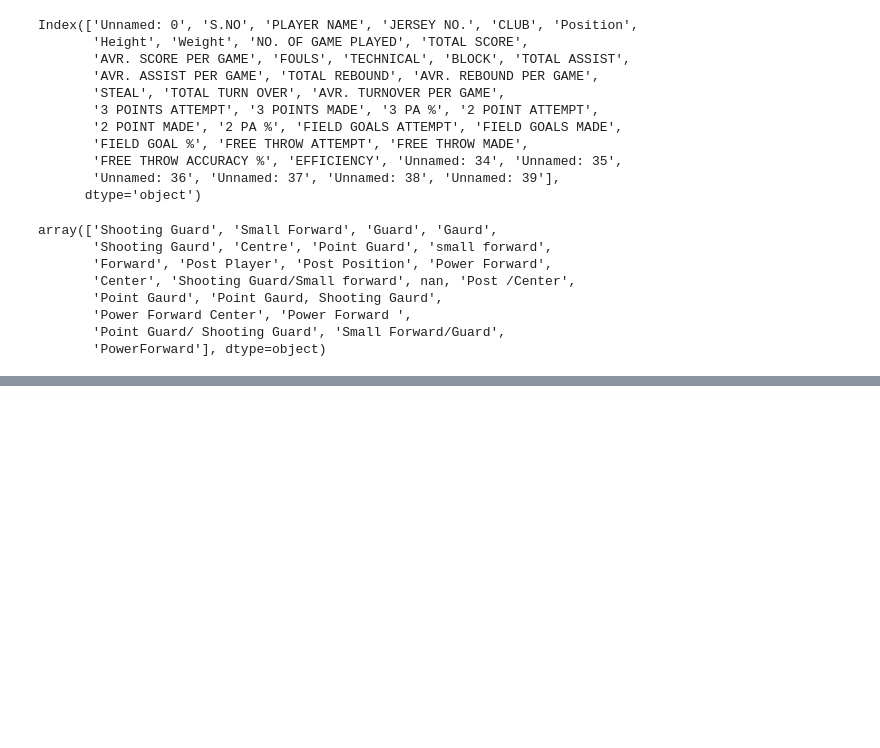
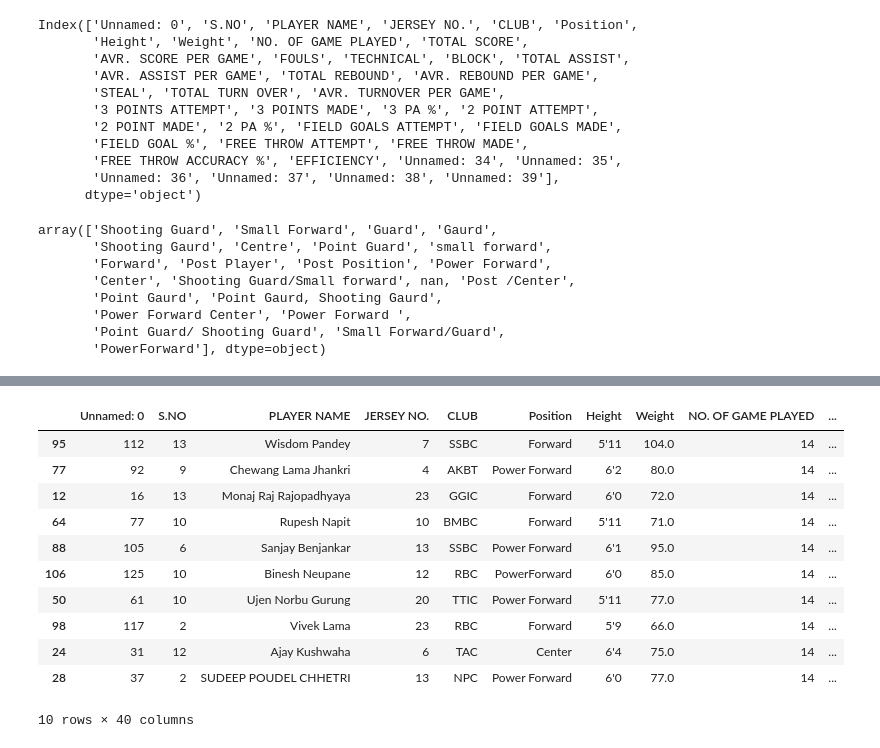
Before and after one commit to aviskarkc10/nepal-basketball-league, a Jupyter notebook: notebooks/Position based analysis.ipynb, the cells around one changed output, grey strips where cells are left out. Saved outputs shown, nothing was run; the diff lists cells and outputs as text; code cells hidden in the pictures; blank space fills up the shorter version.

```diff
--- a/notebooks/Position based analysis.ipynb
+++ b/notebooks/Position based analysis.ipynb
@@ -39,3 +39,13 @@ array(['Shooting Guard', 'Small Forward', 'Guard', 'Gaurd',
        'Power Forward Center', 'Power Forward ',
        'Point Guard/ Shooting Guard', 'Small Forward/Guard',
        'PowerForward'], dtype=object)
+# %%
+front_court = ['Centre',
+       'Forward', 'Post Player', 'Post Position', 'Power Forward',
+       'Center', 'Post /Center',
+       'Power Forward Center', 'Power Forward ',
+       'PowerForward']
+# %%
+front_court_players = df.loc[df['Position'].isin(front_court)]
+
+front_court_players.head()
@@ -41,0 +60,4 @@ array(['Shooting Guard', 'Small Forward', 'Guard', 'Gaurd',
+# %%
+front_court_players['3 PA %'].replace({'#DIV/0!': 0}, inplace=True)
+front_court_players['2 PA %'].replace({'#DIV/0!': 0}, inplace=True)
+front_court_players['FREE THROW ACCURACY %'].replace({'#DIV/0!': 0}, inplace=True)
@@ -41,0 +83,15 @@ array(['Shooting Guard', 'Small Forward', 'Guard', 'Gaurd',
+# %%
+front_court_players.sort_values(ascending=False, by=['3 POINTS ATTEMPT']).head(10)
+# %% [output]
+|  | Unnamed: 0 | S.NO | PLAYER NAME | JERSEY NO. | CLUB | Position | Height | Weight | NO. OF GAME PLAYED | ... |
+| 95 | 112 | 13 | Wisdom Pandey | 7 | SSBC | Forward | 5'11 | 104.0 | 14 | ... |
+| 77 | 92 | 9 | Chewang Lama Jhankri | 4 | AKBT | Power Forward | 6'2 | 80.0 | 14 | ... |
+| 12 | 16 | 13 | Monaj Raj Rajopadhyaya | 23 | GGIC | Forward | 6'0 | 72.0 | 14 | ... |
+| 64 | 77 | 10 | Rupesh Napit | 10 | BMBC | Forward | 5'11 | 71.0 | 14 | ... |
+| 88 | 105 | 6 | Sanjay Benjankar | 13 | SSBC | Power Forward | 6'1 | 95.0 | 14 | ... |
+| 106 | 125 | 10 | Binesh Neupane | 12 | RBC | PowerForward | 6'0 | 85.0 | 14 | ... |
+| 50 | 61 | 10 | Ujen Norbu Gurung | 20 | TTIC | Power Forward | 5'11 | 77.0 | 14 | ... |
+| 98 | 117 | 2 | Vivek Lama | 23 | RBC | Forward | 5'9 | 66.0 | 14 | ... |
+| 24 | 31 | 12 | Ajay Kushwaha | 6 | TAC | Center | 6'4 | 75.0 | 14 | ... |
+| 28 | 37 | 2 | SUDEEP POUDEL CHHETRI | 13 | NPC | Power Forward | 6'0 | 77.0 | 14 | ... |
+10 rows × 40 columns
```
Also changed, not shown: parts of 3 cells of this notebook, 2 other files.
